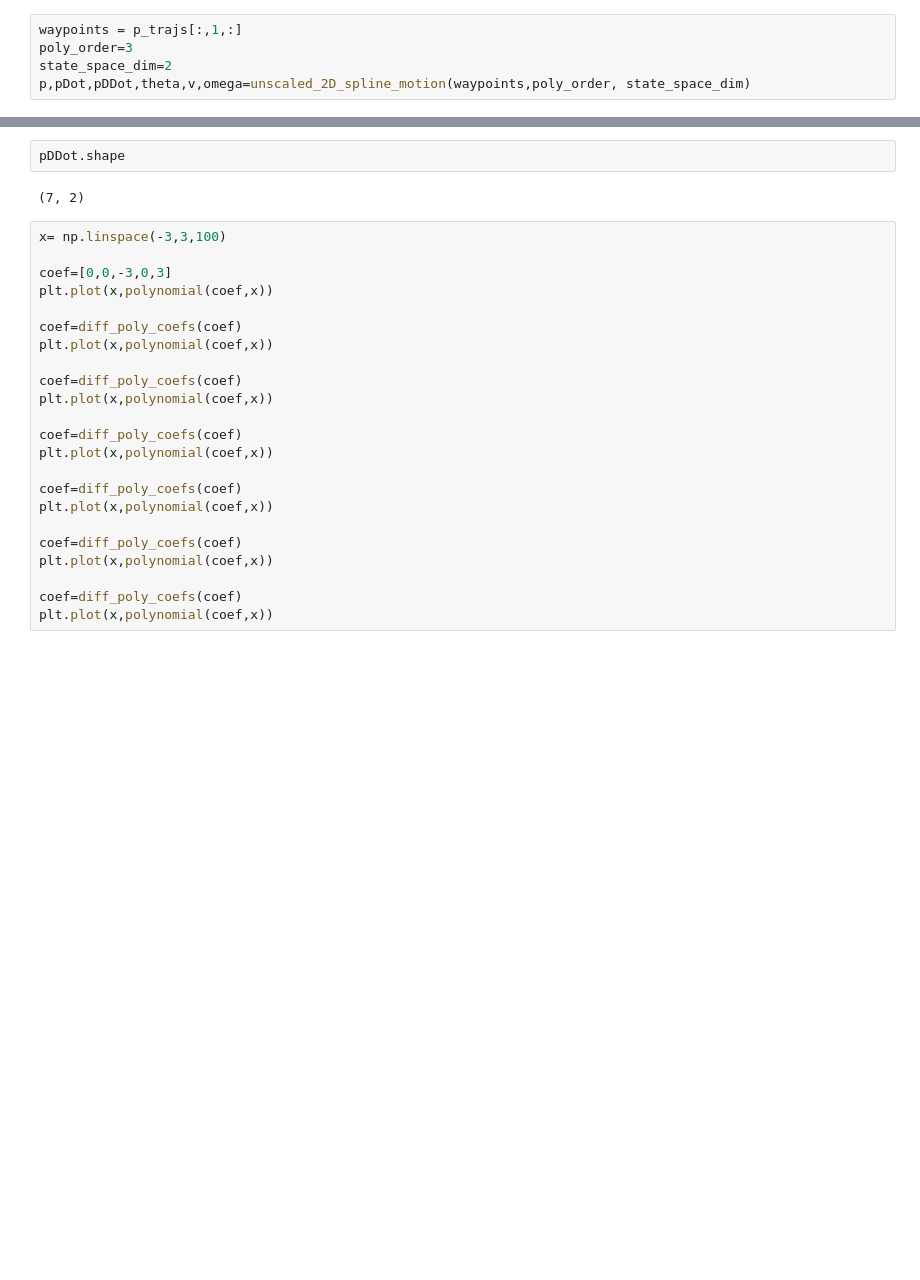
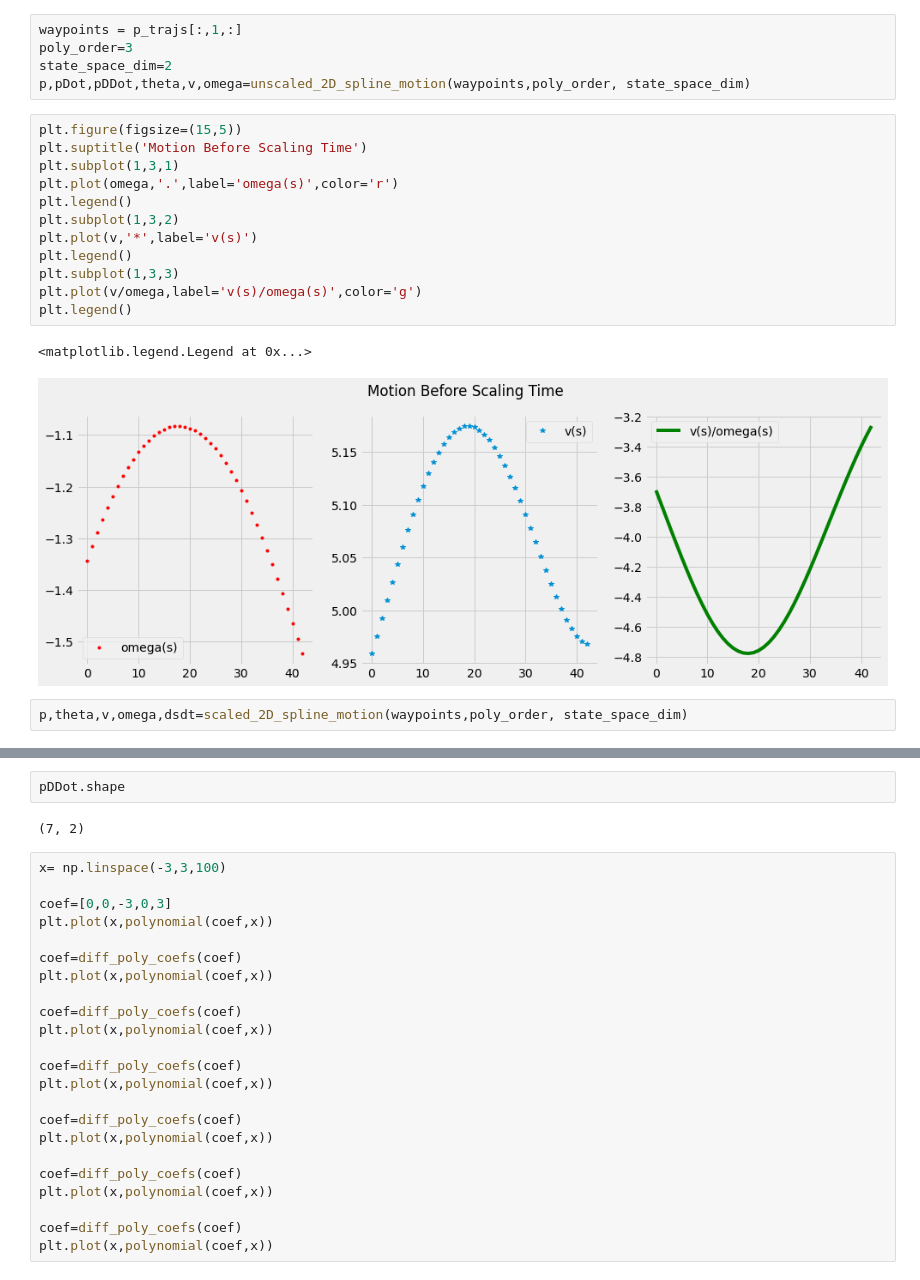
Before and after one commit to lina-robotics-lab/fim_track, a Jupyter notebook: src/Path Planning with FIM gradient descent .ipynb, the cells around one changed output, grey strips where cells are left out. Saved outputs shown, nothing was run; the diff lists cells and outputs as text; blank space fills up the shorter version.

```diff
--- a/src/Path Planning with FIM gradient descent .ipynb
+++ b/src/Path Planning with FIM gradient descent .ipynb
@@ -198,3 +212,20 @@ waypoints = p_trajs[:,1,:]
 poly_order=3
 state_space_dim=2
 p,pDot,pDDot,theta,v,omega=unscaled_2D_spline_motion(waypoints,poly_order, state_space_dim)
+# %%
+plt.figure(figsize=(15,5))
+plt.suptitle('Motion Before Scaling Time')
+plt.subplot(1,3,1)
+plt.plot(omega,'.',label='omega(s)',color='r')
+plt.legend()
+plt.subplot(1,3,2)
+plt.plot(v,'*',label='v(s)')
+plt.legend()
+plt.subplot(1,3,3)
+plt.plot(v/omega,label='v(s)/omega(s)',color='g')
+plt.legend()
+# %% [output]
+<matplotlib.legend.Legend at 0x...>
+[figure, added]
+# %%
+p,theta,v,omega,dsdt=scaled_2D_spline_motion(waypoints,poly_order, state_space_dim)
```
Also changed, not shown: parts of 12 cells of this notebook, 1 other file.
